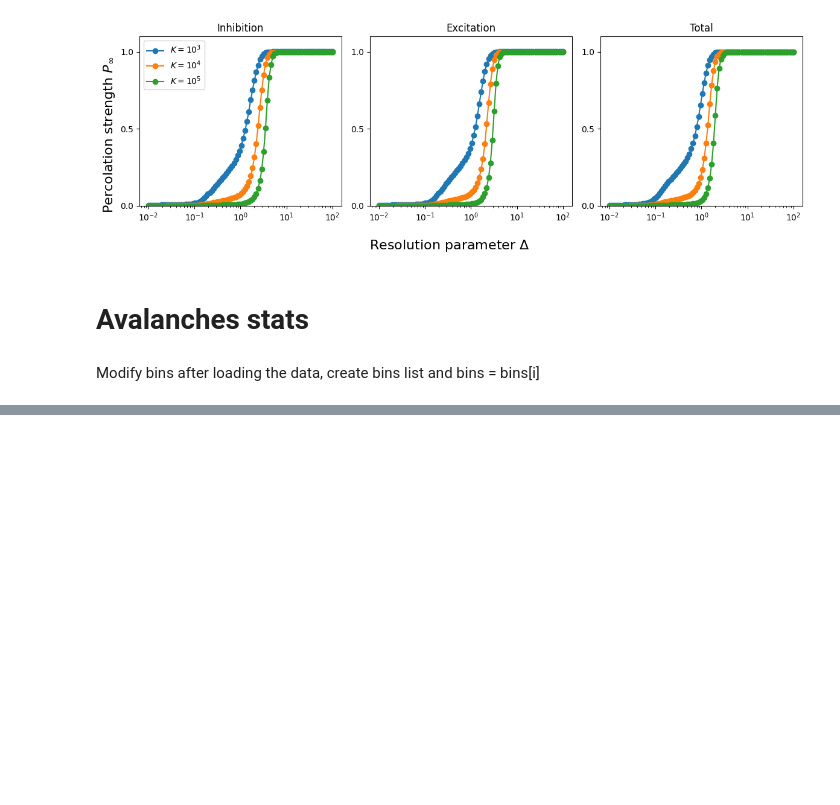
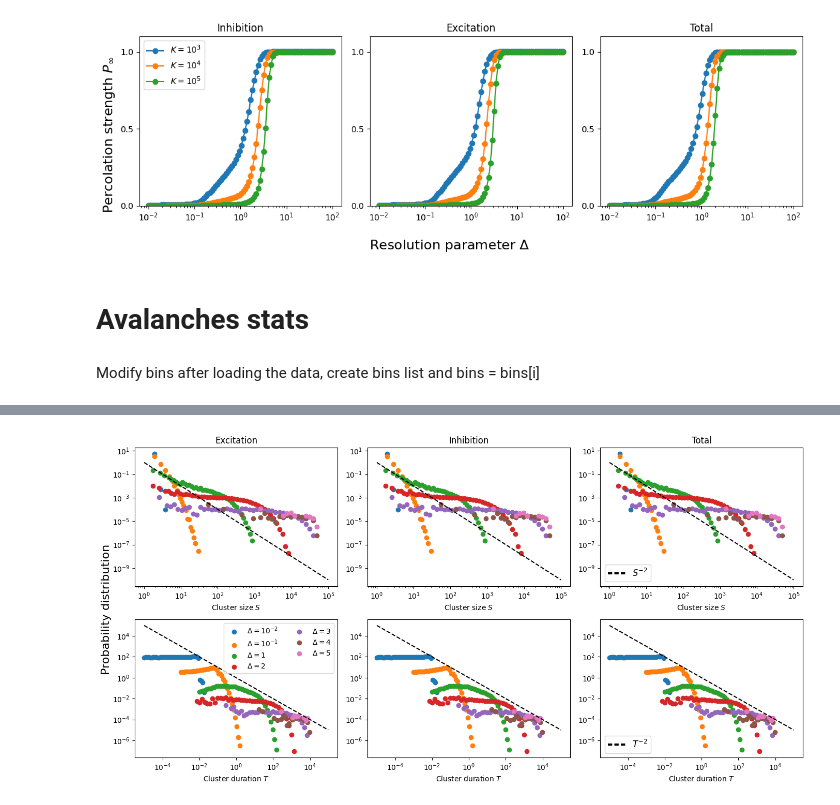
Before and after one commit to RivasAntonio/TFM, a Jupyter notebook: Códigos/Hawkes/figures_model.ipynb, the cells around one changed output, grey strips where cells are left out. Cells and saved outputs as stored; diff of their text form; code cells hidden in the pictures; blank space fills up the shorter version.

```diff
--- a/Códigos/Hawkes/figures_model.ipynb
+++ b/Códigos/Hawkes/figures_model.ipynb
@@ -123,0 +160,42 @@ fig.tight_layout()
+# %%
+fig, axes = plt.subplots(2, 3, figsize = (14, 7))
+for i in range(len(cluster_sizes_E)):
+    fig.axes[0].scatter(s_hist_E[i][1][:-1], s_hist_E[i][0], label = labels[i])
+    fig.axes[3].scatter(t_hist_E[i][1][:-1], t_hist_E[i][0], label = labels[i])
+    fig.axes[1].scatter(s_hist_I[i][1][:-1], s_hist_I[i][0], label = labels[i])
+    fig.axes[4].scatter(t_hist_I[i][1][:-1], t_hist_I[i][0], label = labels[i])
+    fig.axes[2].scatter(s_hist_tot[i][1][:-1], s_hist_tot[i][0], label = labels[i])
+    fig.axes[5].scatter(t_hist_tot[i][1][:-1], t_hist_tot[i][0], label = labels[i])
+
+for ax in fig.axes:
+    ax.set_xscale('log')
+    ax.set_yscale('log')
+
+fig.supylabel('Probability distribution', fontsize = 16)
+
+ys = np.logspace(0, 5, 20)**-2
+yt = np.logspace(-5, 5, 20)**-2**10**-6
+
+for i in range(0, 3):
+    fig.axes[i].set_xlabel('Cluster size $S$')
+    fig.axes[i].plot(np.logspace(0, 5, 20), ys, 'k--')
+
+for i in range(3, 6):
+    fig.axes[i].set_xlabel('Cluster duration $T$')
+    fig.axes[i].plot(np.logspace(-5, 5, 20), yt, 'k--')
+
+
+
+fig.axes[0].set_title('Excitation')
+fig.axes[1].set_title('Inhibition')
+fig.axes[2].set_title('Total')
+
+fig.axes[3].legend(labels = labels, ncols = 2, loc = 'best')
+
+fig.axes[5].legend(handles = [Line2D([0], [0], dashes=[2, 1], color='black', linewidth=3, linestyle='--')], labels=['$T^{-2}$'], loc = 'lower left', fontsize = 12)
+fig.axes[2].legend(handles = [Line2D([0], [0], dashes=[2, 1], color='black', linewidth=3, linestyle='--')], labels=['$S^{-2}$'], loc = 'lower left', fontsize = 12)
+
+
+fig.tight_layout()
+# %% [output]
+[figure, added]
```
Also changed, not shown: parts of 4 cells of this notebook, 1 other file.
